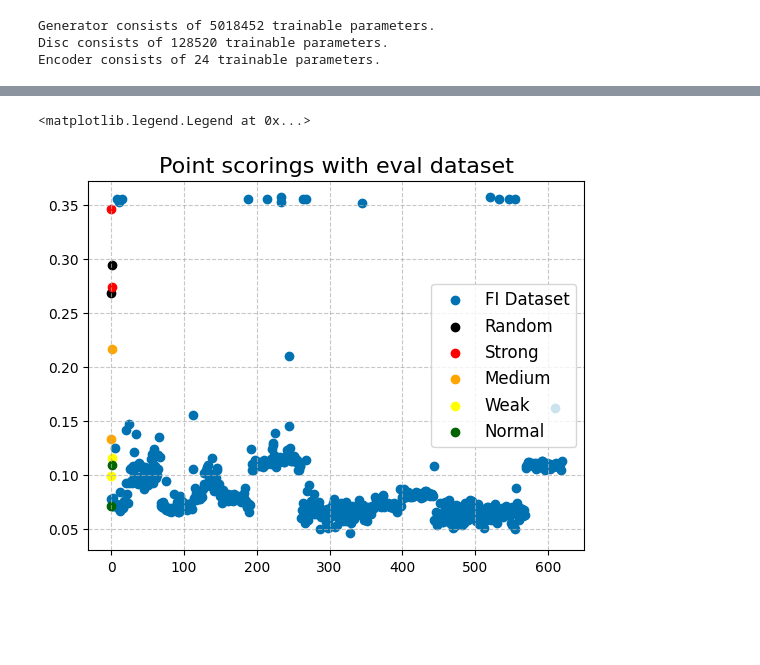
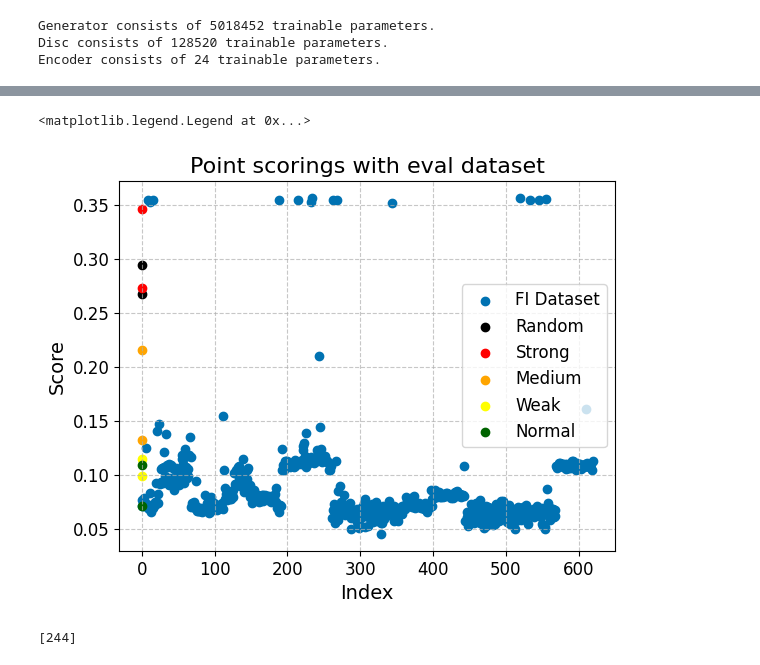
Before and after one commit to jHrdy/vyzkumak, a Jupyter notebook: src/anomaly_detection/deep_learning/GANs/testing/ano-gan-v1-testing.ipynb, the cells around one changed output, grey strips where cells are left out. Cells and saved outputs as stored; diff of their text form; code cells hidden in the pictures; blank space fills up the shorter version.

```diff
--- a/src/anomaly_detection/deep_learning/GANs/testing/ano-gan-v1-testing.ipynb
+++ b/src/anomaly_detection/deep_learning/GANs/testing/ano-gan-v1-testing.ipynb
@@ -84,14 +84,20 @@ for pt in eval_df['histogram']:
 # %%
 from anomaly_detection.utils.plotting_styles import apply_global_style
 apply_global_style()
 plt.title("Point scorings with eval dataset")
 plt.scatter(range(len(scores)), scores, label='FI Dataset')
 plt.scatter(range(len(eval_score[:2])), eval_score[:2], color='black', label='Random')
 plt.scatter(range(len(eval_score[2:4])), eval_score[2:4], color='red', label='Strong')
 plt.scatter(range(len(eval_score[4:6])), eval_score[4:6], color='orange', label='Medium')
 plt.scatter(range(len(eval_score[6:8])), eval_score[6:8], color='yellow', label='Weak')
 plt.scatter(range(len(eval_score[8:])), eval_score[8:], color='darkgreen', label='Normal')
+plt.xlabel('Index')
+plt.ylabel("Score")
 plt.legend()
 # %% [output]
 <matplotlib.legend.Legend at 0x...>
-[figure, old version]
+[figure, new version]
+# %%
+[id for id in range(len(full_dataset)) if scores[id]> 0.2 and scores[id] < 0.25]
+# %% [output]
+[244]
```
Also changed, not shown: parts of 3 cells of this notebook, 51 other files.
